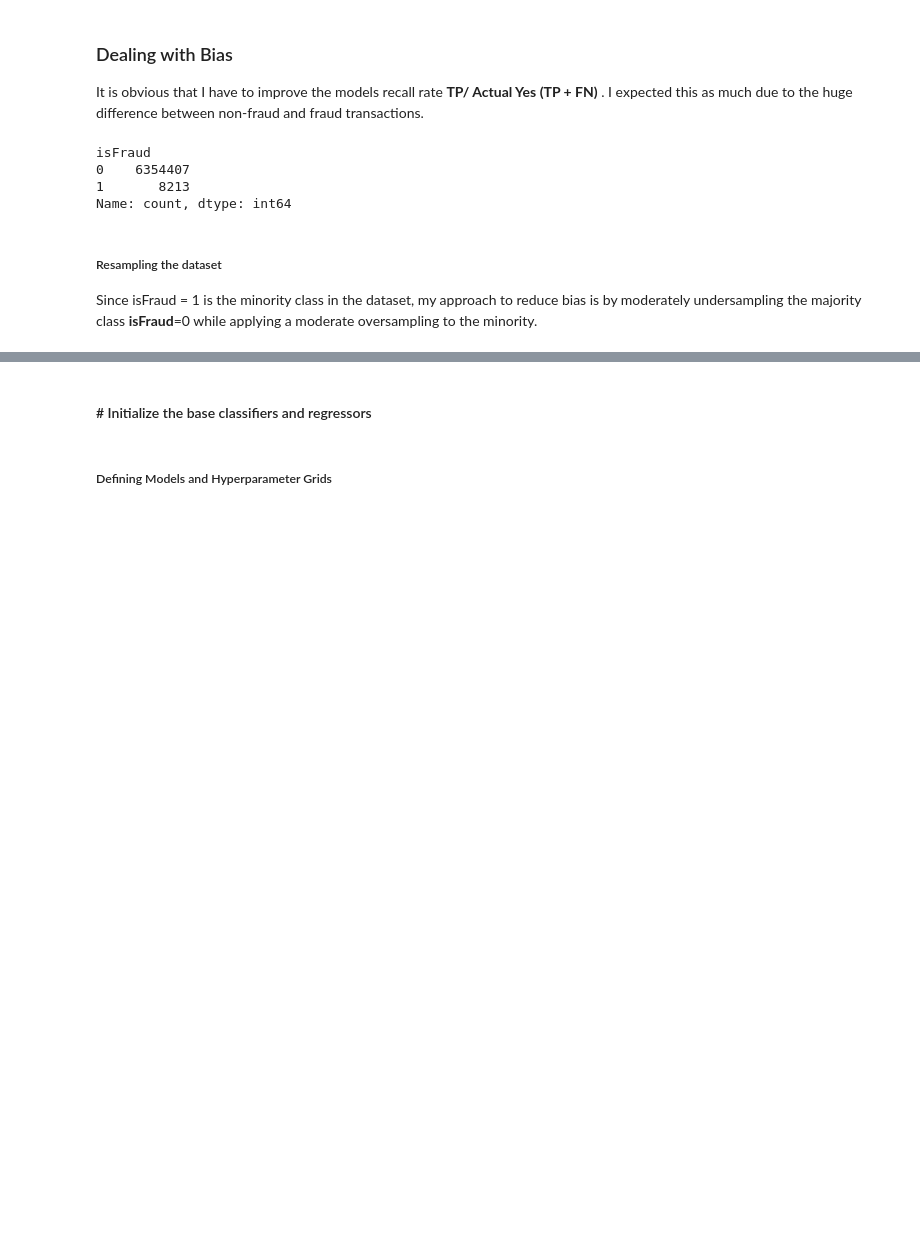
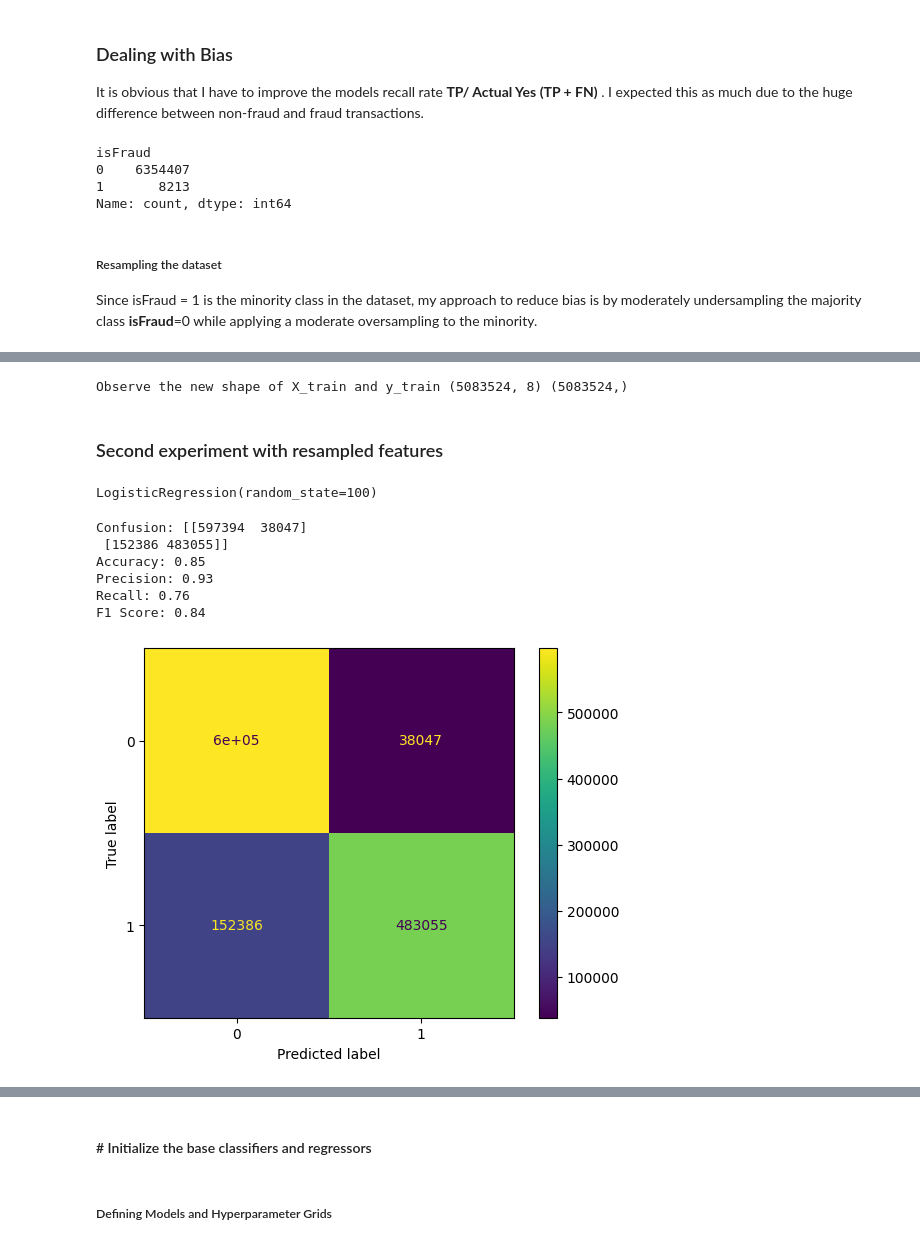
Before and after one commit to spectralcodex/momo-fincrime, a Jupyter notebook: fincrime.ipynb, the cells around one changed output, grey strips where cells are left out. Cells and saved outputs as stored; diff of their text form; code cells hidden in the pictures; blank space fills up the shorter version.

```diff
--- a/fincrime.ipynb
+++ b/fincrime.ipynb
@@ -991,0 +1027,58 @@ Since isFraud = 1 is the minority class in the dataset, my approach to reduce bi
+# %%
+# Reassign X and y
+# X, y = X_resampled, y_resampled
+
+# Sample dataset using stratified method
+X_train, X_test, y_train, y_test = train_test_split(X_resampled, y_resampled, stratify=y, test_size=0.2, random_state=100)
+
+# reset and drop old indexes
+X_train.reset_index(inplace=True, drop=True)
+X_test.reset_index(inplace=True, drop=True)
+
+# Initialize the scaler
+scaler = RobustScaler()
+
+# Fit the scaler on the training data
+X_train = scaler.fit_transform(X_train)
+
+# Transform the test data using the fitted scaler
+X_test = scaler.transform(X_test)
+# %%
+print("Observe the new shape of X_train and y_train" , X_train.shape, y_train.shape)
+# %% [output]
+Observe the new shape of X_train and y_train (5083524, 8) (5083524,)
+# %% [markdown]
+### Second experiment with resampled features
+# %%
+# Initializing LogisticRegression Algo
+classifier = LogisticRegression(random_state = 100)
+classifier.fit(X_train, y_train)
+# %% [output]
+LogisticRegression(random_state=100)
+# %%
+# predict
+y_pred = classifier.predict(X_test)
+# %%
+cm = confusion_matrix(y_test, y_pred, labels=classifier.classes_)
+accuracy = accuracy_score(y_test, y_pred)
+precision = precision_score(y_test, y_pred)
+recall = recall_score(y_test, y_pred)
+f1 = f1_score(y_test, y_pred)
+print(f"Confusion: {cm}")
+print(f"Accuracy: {accuracy:.2f}")
+print(f"Precision: {precision:.2f}")
+print(f"Recall: {recall:.2f}")
+print(f"F1 Score: {f1:.2f}\n")
+# %% [output]
+Confusion: [[597394  38047]
+ [152386 483055]]
+Accuracy: 0.85
+Precision: 0.93
+Recall: 0.76
+F1 Score: 0.84
+# %%
+cm_disp = ConfusionMatrixDisplay(confusion_matrix=cm, display_labels=classifier.classes_)
+cm_disp.plot()
+plt.show()
+# %% [output]
+[figure, added]
```
Also changed, not shown: parts of 10 cells of this notebook, 1 other file.
